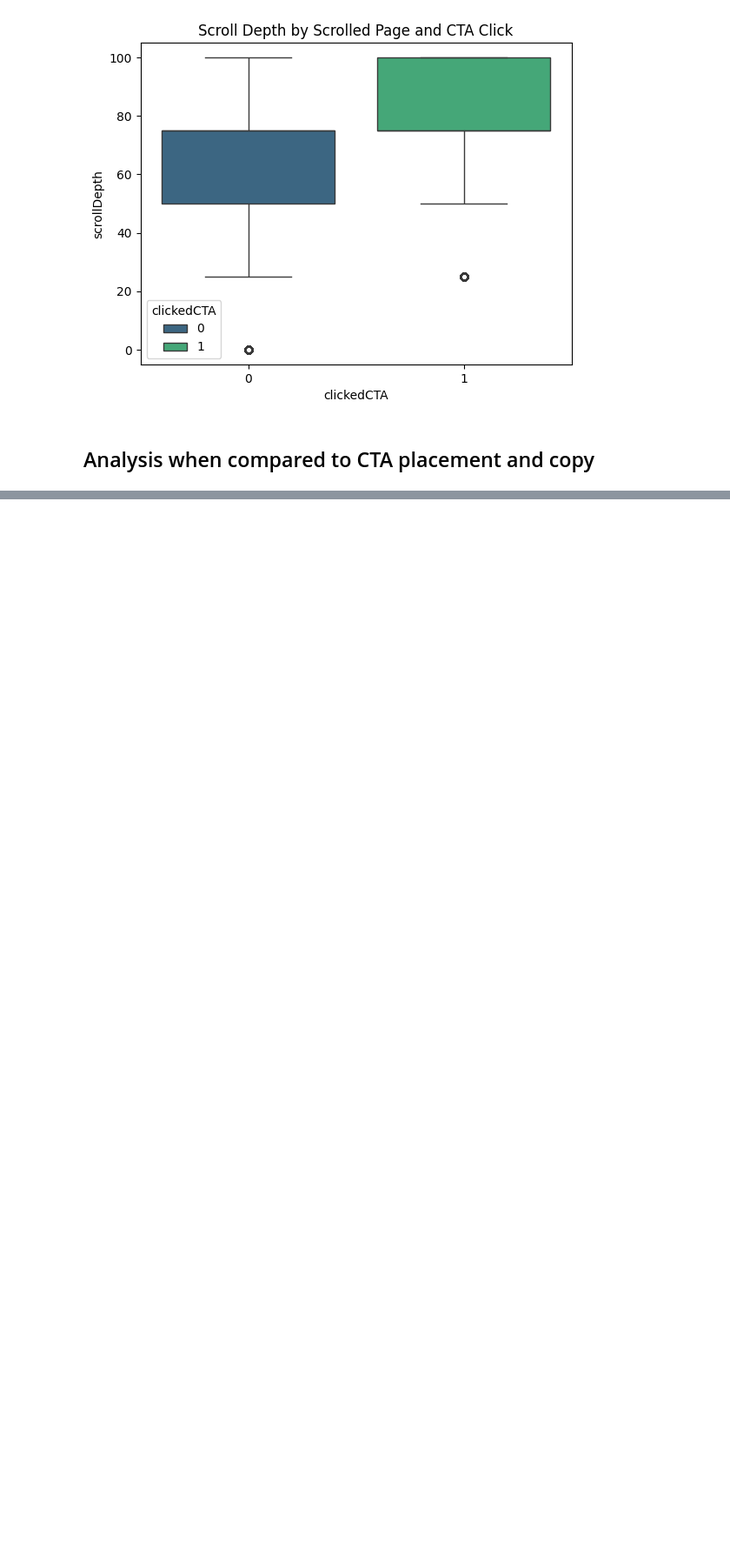
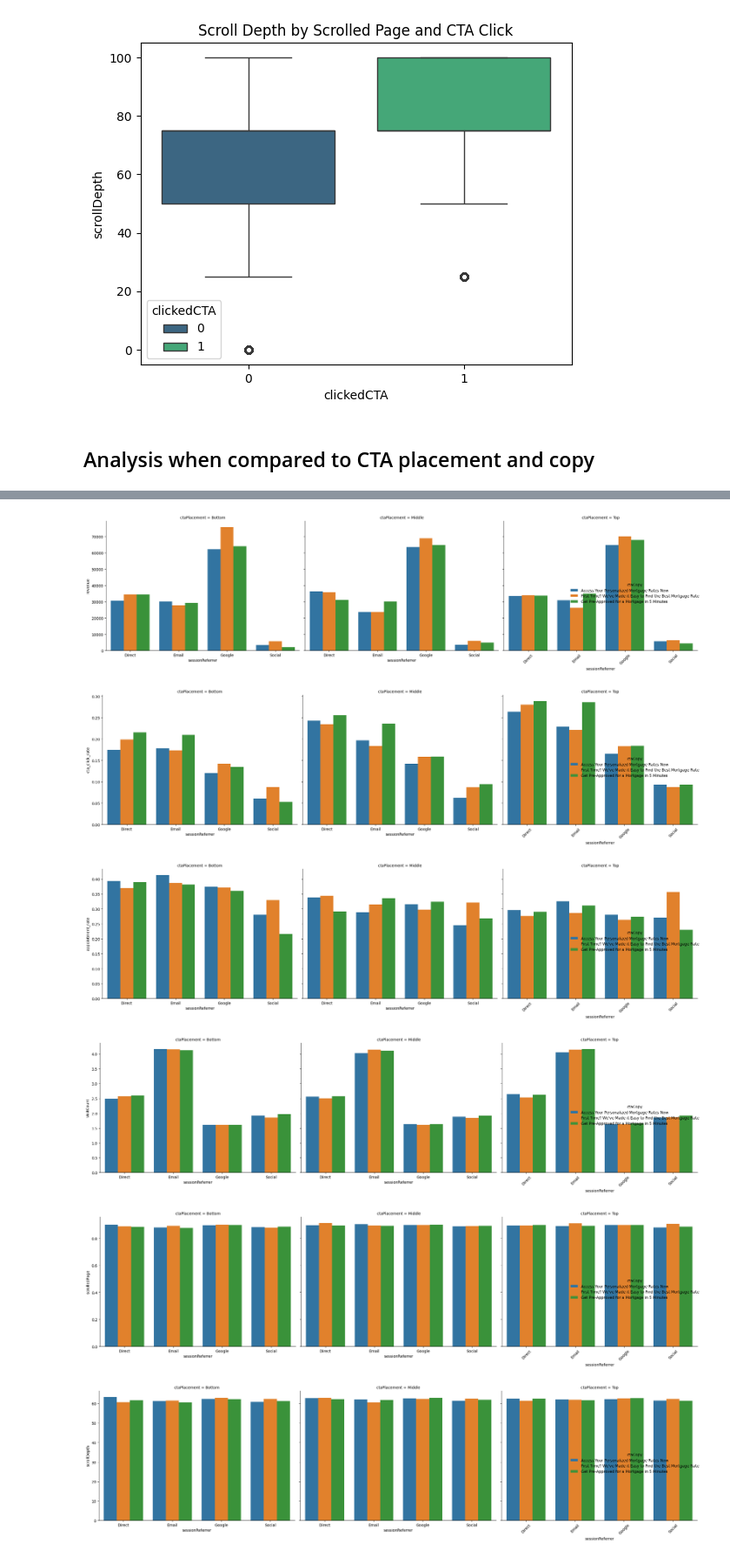
Before and after one commit to GrantGuernsey/RedVenturesInterview, a Jupyter notebook: red_ventures_interview.ipynb, the cells around one changed output, grey strips where cells are left out. Shown at 87% size. Drawn from its saved outputs; the diff is of its cells as text; code cells hidden in the pictures; blank space fills up the shorter version.

```diff
--- a/red_ventures_interview.ipynb
+++ b/red_ventures_interview.ipynb
@@ -343,0 +434,69 @@ Name: clickedCTA, dtype: float64
+# %%
+# Updated code to include 'ctaPlacement' in the visualizations along with 'ctaCopy'
+
+# Variables to analyze in the context of 'ctaCopy' and 'ctaPlacement'
+variables_to_analyze = ['sessionReferrer', 'browser', 'deviceType', 'incomeRange', 'estimatedPropertyType']
+
+for var in variables_to_analyze:
+    # Group data by 'ctaCopy', 'ctaPlacement', and the variable
+    grouped_data = data.groupby(['ctaCopy', 'ctaPlacement', var]).agg({
+        'visitCount': 'mean',
+        'scrolledPage': 'mean',
+        'scrollDepth': 'mean',
+        'clickedCTA': 'sum',
+        'scheduledAppointment': 'sum',
+        'revenue': 'sum'
+    }).reset_index()
+
+    # Calculate total counts for conversion rate calculations
+    total_counts = data.groupby(['ctaCopy', 'ctaPlacement', var]).size().reset_index(name='total')
+    grouped_data = pd.merge(grouped_data, total_counts, on=['ctaCopy', 'ctaPlacement', var])
+
+    # Calculate conversion rates
+    grouped_data['cta_click_rate'] = grouped_data['clickedCTA'] / grouped_data['total']
+    grouped_data['appointment_rate'] = grouped_data['scheduledAppointment'] / grouped_data['clickedCTA'].replace(0, np.nan)
+
+    # Visualize Revenue with 'ctaPlacement' included
+    sns.catplot(
+        data=grouped_data, x=var, y='revenue', hue='ctaCopy', col='ctaPlacement',
+        kind='bar', height=6, aspect=1
+    )
+    plt.xticks(rotation=45)
+    plt.tight_layout()
+    plt.show()
+
+    # Visualize CTA Click Rate with 'ctaPlacement' included
+    sns.catplot(
+        data=grouped_data, x=var, y='cta_click_rate', hue='ctaCopy', col='ctaPlacement',
+        kind='bar', height=6, aspect=1
+    )
+    plt.xticks(rotation=45)
+    plt.tight_layout()
+    plt.show()
+
+    # Visualize Appointment Rate with 'ctaPlacement' included
+    sns.catplot(
+        data=grouped_data, x=var, y='appointment_rate', hue='ctaCopy', col='ctaPlacement',
+        kind='bar', height=6, aspect=1
+    )
+    plt.xticks(rotation=45)
+    plt.tight_layout()
+    plt.show()
+
+    # Visualize Interaction Metrics with 'ctaPlacement' included
+    interaction_metrics = ['visitCount', 'scrolledPage', 'scrollDepth']
+    for interaction_metric in interaction_metrics:
+        sns.catplot(
+            data=grouped_data, x=var, y=interaction_metric, hue='ctaCopy', col='ctaPlacement',
+            kind='bar', height=6, aspect=1
+        )
+        plt.xticks(rotation=45)
+        plt.tight_layout()
+        plt.show()
+# %% [output]
+[figure, added]
+[figure, added]
+[figure, added]
+[figure, added]
+[figure, added]
+[figure, added]
```
Also changed, not shown: parts of 6 cells of this notebook.
